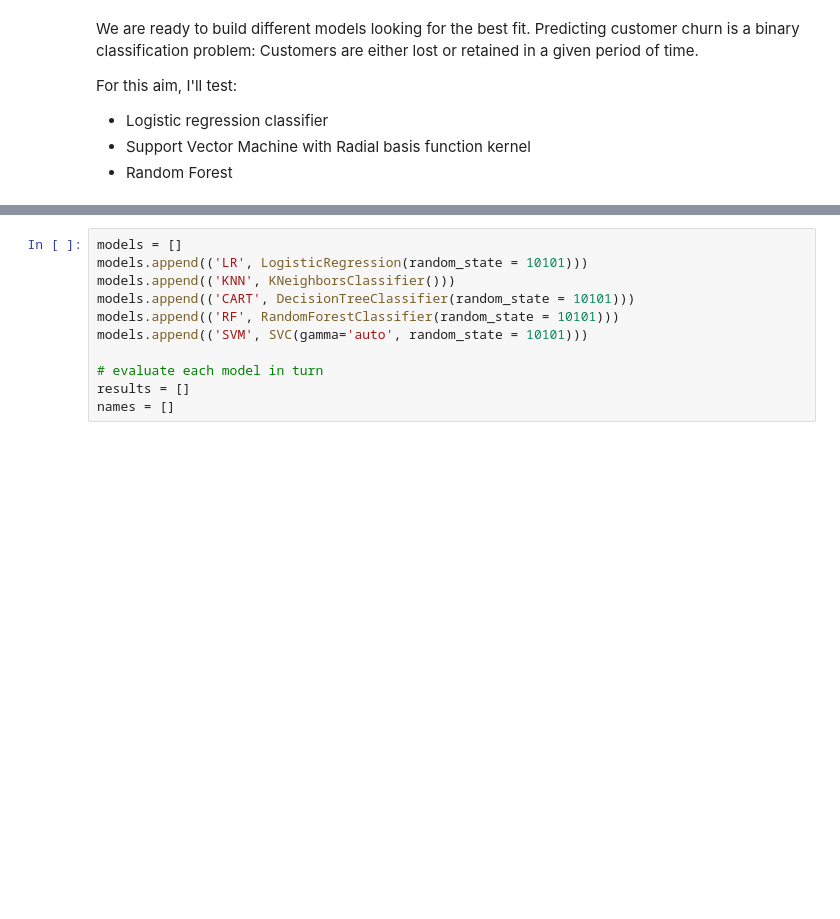
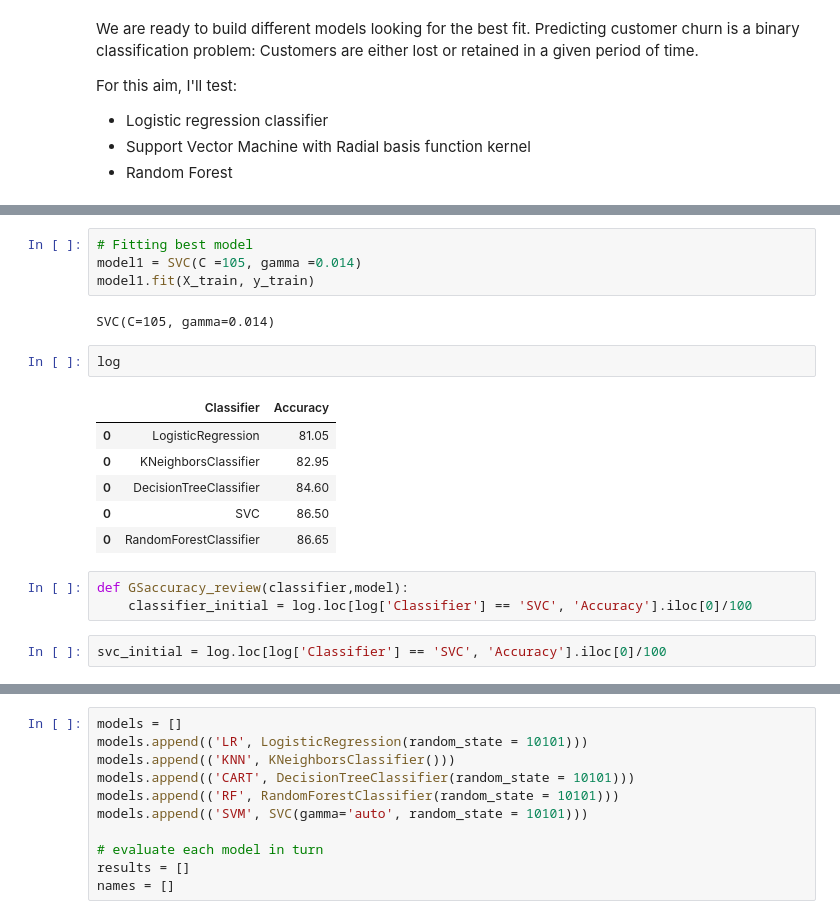
Before and after one commit to MattithyahuData/P2-Bank-churn-prediction, a Jupyter notebook: Code/P2 Code.ipynb, the cells around one changed output, grey strips where cells are left out. Cells and saved outputs as stored; diff of their text form; blank space fills up the shorter version.

```diff
--- a/Code/P2 Code.ipynb
+++ b/Code/P2 Code.ipynb
@@ -385,0 +519,20 @@ For this aim, I'll test:
+# %%
+# Fitting best model
+model1 = SVC(C =105, gamma =0.014)
+model1.fit(X_train, y_train)
+# %% [output]
+SVC(C=105, gamma=0.014)
+# %%
+log
+# %% [output]
+|  | Classifier | Accuracy |
+| 0 | LogisticRegression | 81.05 |
+| 0 | KNeighborsClassifier | 82.95 |
+| 0 | DecisionTreeClassifier | 84.60 |
+| 0 | SVC | 86.50 |
+| 0 | RandomForestClassifier | 86.65 |
+# %%
+def GSaccuracy_review(classifier,model):
+    classifier_initial = log.loc[log['Classifier'] == 'SVC', 'Accuracy'].iloc[0]/100
+# %%
+svc_initial = log.loc[log['Classifier'] == 'SVC', 'Accuracy'].iloc[0]/100
```
Also changed, not shown: parts of 26 cells of this notebook, 1 other file.
